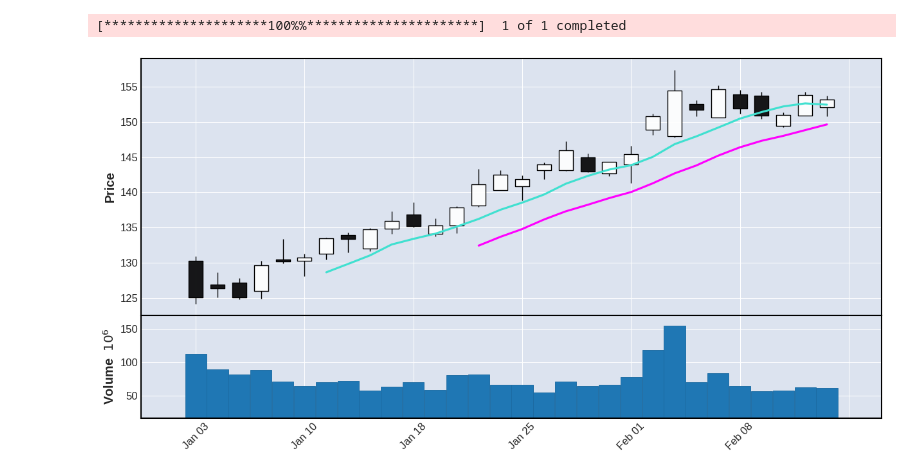
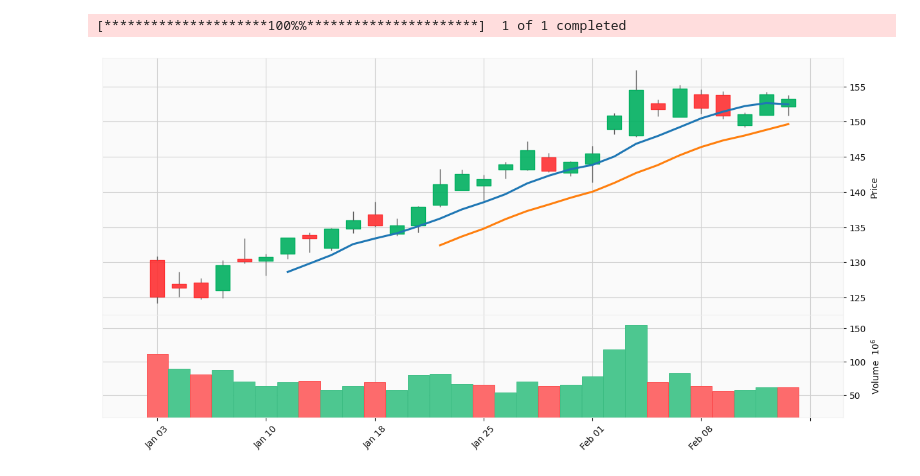
Before and after one commit to guilhermehvsantos/Imersao_Python_Alura, a Jupyter notebook: Imersão_Python_aula_4.ipynb, the cells around one changed output. Cells and saved outputs as stored; diff of their text form; code cells hidden in the pictures.

```diff
--- a/Imersão_Python_aula_4.ipynb
+++ b/Imersão_Python_aula_4.ipynb
@@ -217,6 +217,6 @@ dados = yf.download('AAPL', start='2023-01-01', end='2023-12-31')
 # %% [output]
 [*********************100%%**********************]  1 of 1 completed
 # %%
-mpf.plot(dados.head(30), type='candle', figsize = (16,8), volume=True, mav=(7,14))
+mpf.plot(dados.head(30), type='candle', figsize = (16,8), volume=True, mav=(7,14), style='yahoo')
 # %% [output]
-[figure, old version]
+[figure, new version]
```
